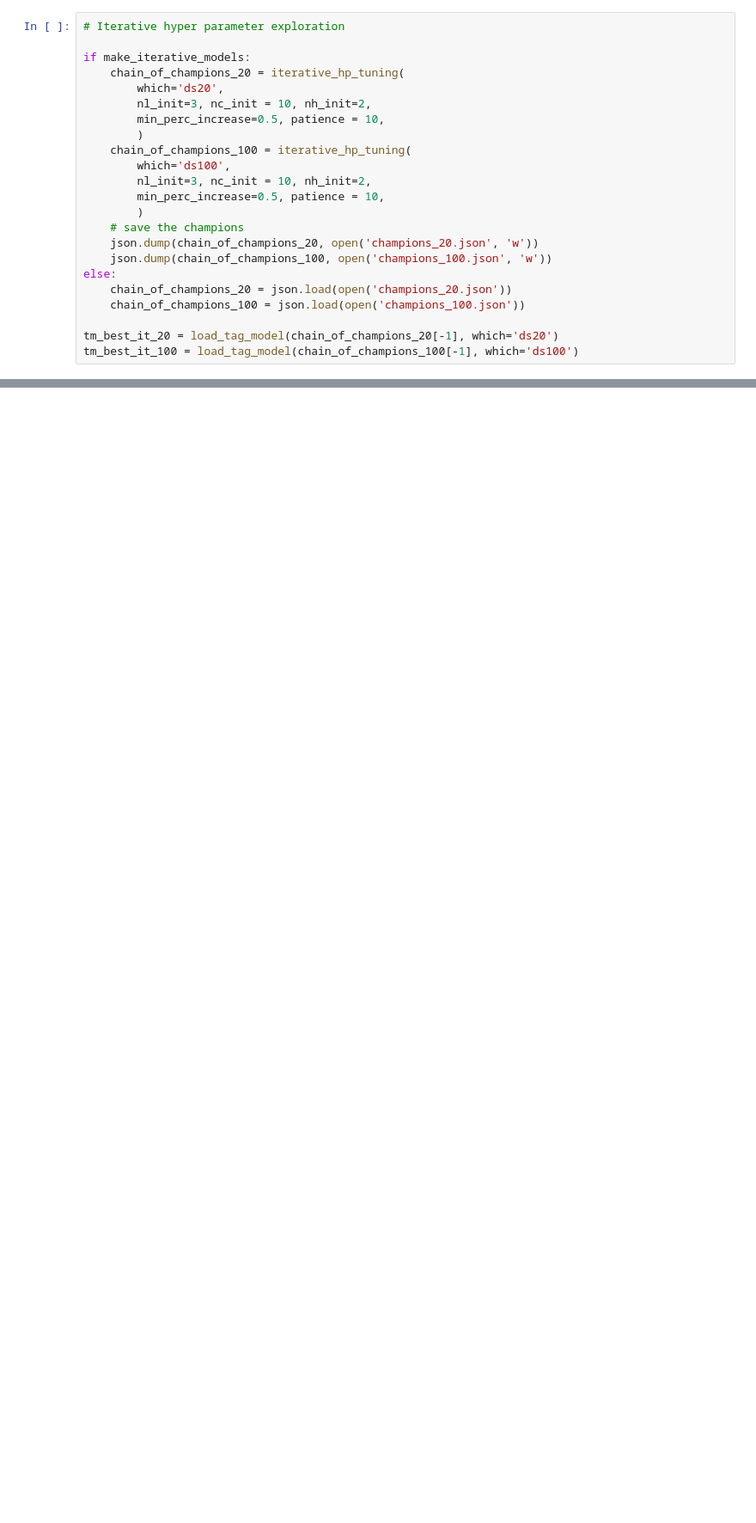
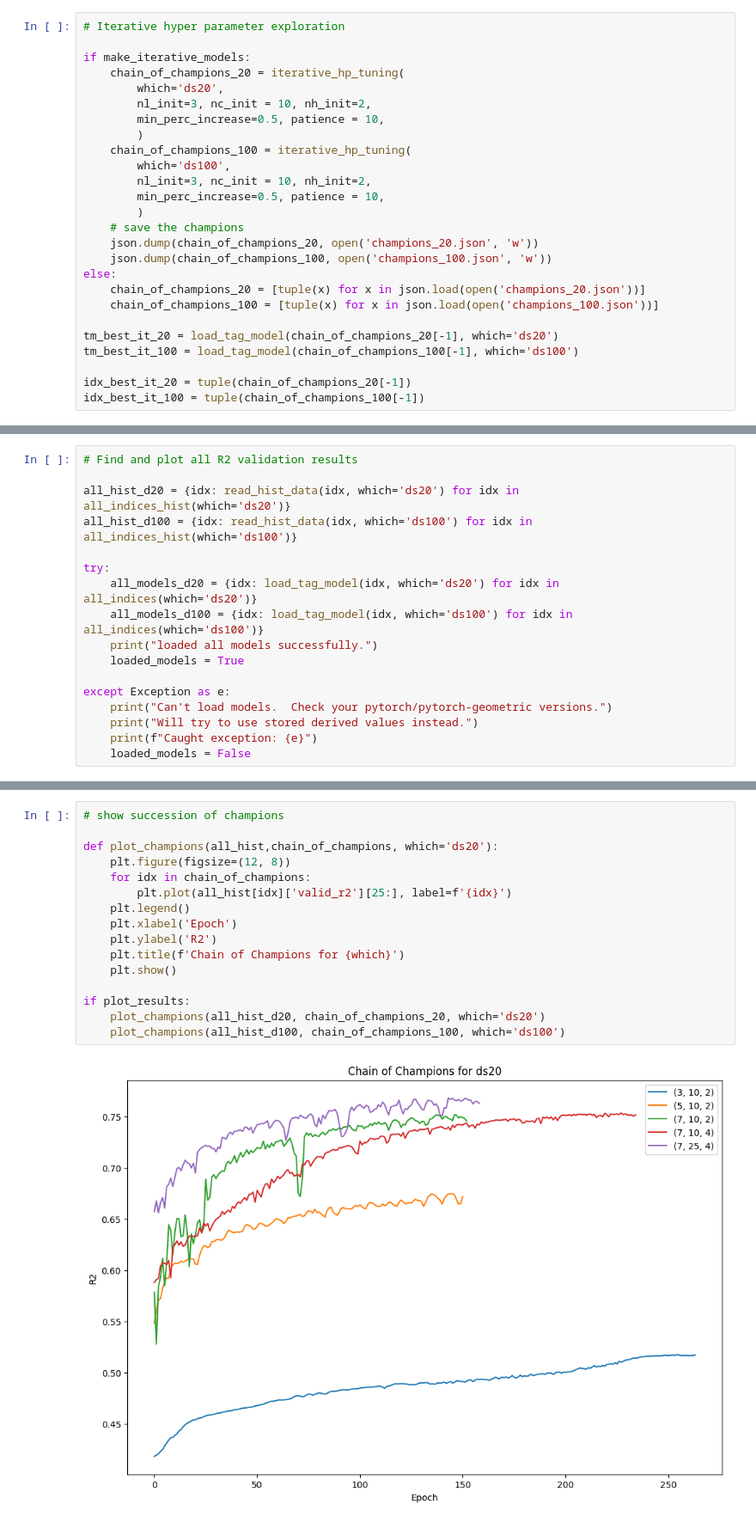
Before and after one commit to jcreutzig/uda_project_2024, a Jupyter notebook: notebook_uda_creutzig.ipynb, the cells around one changed output, grey strips where cells are left out. Shown at 86% size. Drawn from its saved outputs; the diff is of its cells as text; blank space fills up the shorter version.

```diff
--- a/notebook_uda_creutzig.ipynb
+++ b/notebook_uda_creutzig.ipynb
@@ -623,8 +725,11 @@ if make_iterative_models:
     json.dump(chain_of_champions_20, open('champions_20.json', 'w'))
     json.dump(chain_of_champions_100, open('champions_100.json', 'w'))
 else:
-    chain_of_champions_20 = json.load(open('champions_20.json'))
-    chain_of_champions_100 = json.load(open('champions_100.json'))
+    chain_of_champions_20 = [tuple(x) for x in json.load(open('champions_20.json'))]
+    chain_of_champions_100 = [tuple(x) for x in json.load(open('champions_100.json'))]
 
 tm_best_it_20 = load_tag_model(chain_of_champions_20[-1], which='ds20')
 tm_best_it_100 = load_tag_model(chain_of_champions_100[-1], which='ds100')
+
+idx_best_it_20 = tuple(chain_of_champions_20[-1])
+idx_best_it_100 = tuple(chain_of_champions_100[-1])
@@ -674,0 +784,17 @@ if make_grid_models:
+# %%
+# Find and plot all R2 validation results
+
+all_hist_d20 = {idx: read_hist_data(idx, which='ds20') for idx in all_indices_hist(which='ds20')}
+all_hist_d100 = {idx: read_hist_data(idx, which='ds100') for idx in all_indices_hist(which='ds100')}
+
+try:
+    all_models_d20 = {idx: load_tag_model(idx, which='ds20') for idx in all_indices(which='ds20')}
+    all_models_d100 = {idx: load_tag_model(idx, which='ds100') for idx in all_indices(which='ds100')}
+    print("loaded all models successfully.")
+    loaded_models = True
+
+except Exception as e:
+    print("Can't load models.  Check your pytorch/pytorch-geometric versions.")
+    print("Will try to use stored derived values instead.")
+    print(f"Caught exception: {e}")
+    loaded_models = False
@@ -674,0 +803,18 @@ if make_grid_models:
+# %%
+# show succession of champions
+
+def plot_champions(all_hist,chain_of_champions, which='ds20'):
+    plt.figure(figsize=(12, 8))
+    for idx in chain_of_champions:
+        plt.plot(all_hist[idx]['valid_r2'][25:], label=f'{idx}')
+    plt.legend()
+    plt.xlabel('Epoch')
+    plt.ylabel('R2')
+    plt.title(f'Chain of Champions for {which}')
+    plt.show()
+
+if plot_results:
+    plot_champions(all_hist_d20, chain_of_champions_20, which='ds20')
+    plot_champions(all_hist_d100, chain_of_champions_100, which='ds100')
+# %% [output]
+[figure, added]
```
Also changed, not shown: parts of 37 cells of this notebook.
